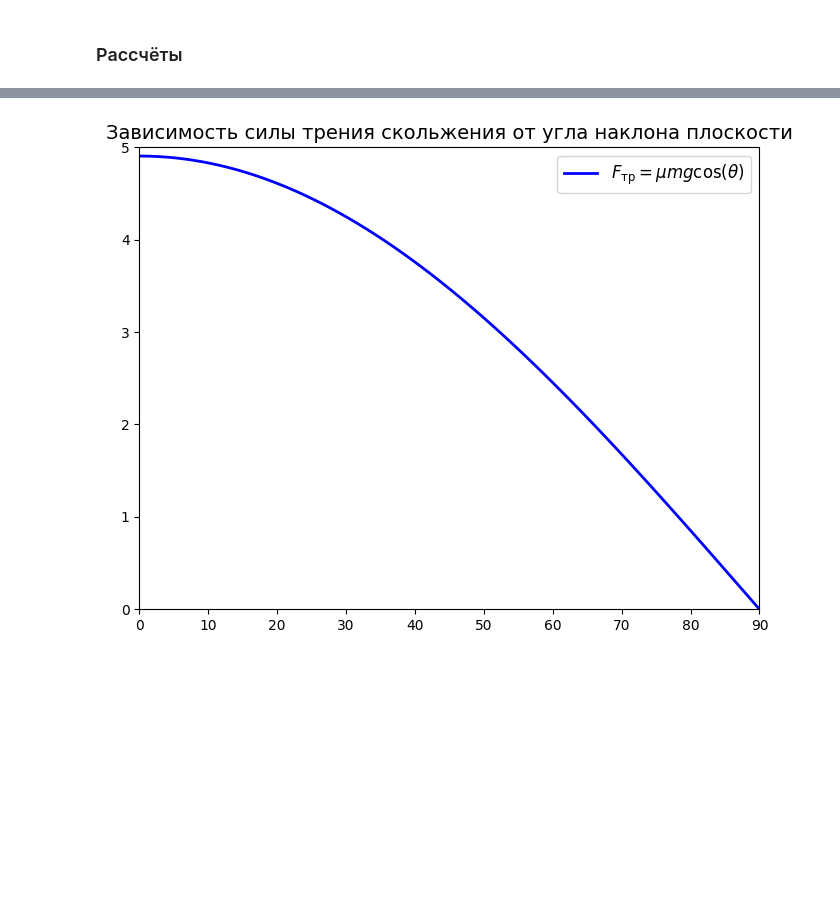
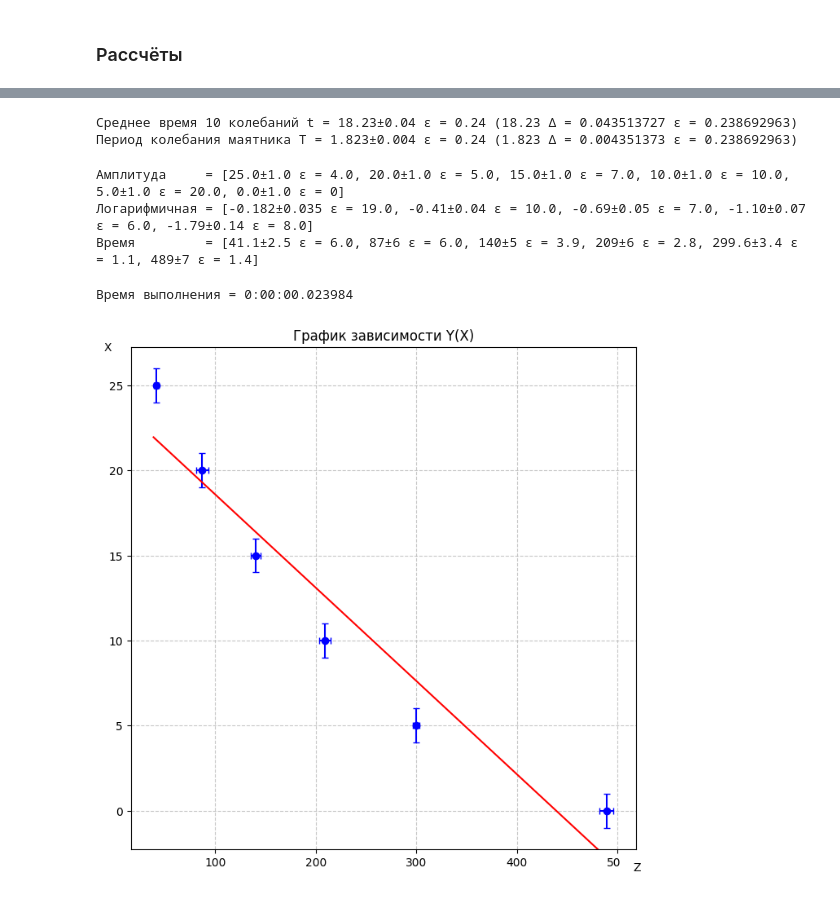
Before and after one commit to OneTwoZzzPlus/ITMO.STUDY, a Jupyter notebook: PHYSICS/lab 1.05/main.ipynb, the cells around one changed output, grey strips where cells are left out. Drawn from its saved outputs; the diff is of its cells as text; code cells hidden in the pictures; blank space fills up the shorter version.

```diff
--- a/PHYSICS/lab 1.05/main.ipynb
+++ b/PHYSICS/lab 1.05/main.ipynb
@@ -325,7 +64,0 @@ $0.220\pm0.005$ & $1.000\pm0.005$ & $180.0\pm0.5$ & $181.0\pm0.5$ \\ \hline
-# %%
-table3 = xml.find('table3_start').text
-for (i, ((x1, x2, t1, t2), y, z)) in enumerate(zip(data1, Y, Z)):
-    table3 += f'{i + 1} & {x1} & {x2} & {t1} & {t2} & ${y.format()}$ & ${z.format()}$ \\\\ \\hline\n'
-table3 += xml.find('table3_finish').text
-
-print(table3)
@@ -391,9 +64,0 @@ a = (0.093\pm0.009)\text{м}/\text{c}^2, \quad \varepsilon_a = 10.0\%, \quad \al
-# %%
-table4 = xml.find('table_4_start').text
-for i, (h1, h2, t1, t2) in enumerate(data2):
-    table4 += f'\\multirow{{5}}{{*}}{{{i + 1}}} & \\multirow{{5}}{{*}}{{{h1}}} & \\multirow{{5}}{{*}}{{{h2}}} & 1 & {t1[0]} & {t2[0]} '
-    for j in range(1, len(t1)):
-        table4 += f'\\\\ \\cline{{4-6}}\n& & & {j + 1} & {t1[j]} & {t2[j]} '
-    table4 += '\\\\ \\hline\n'
-table4 += xml.find('table_4_finish').text
-print(table4)
@@ -418,7 +64,0 @@ $ N_{\text{ПЛ}} $ & $ h, \, \text{мм} $ & $ h', \, \text{мм} $ & № &  $t
-# %%
-table5 = xml.find('table_5_start').text
-for i in range(len(data2)):
-    table5 += f'{i + 1} & {sin_alpha[i]} & ${average_t1[i].format()}$ & ${average_t2[i].format()}$ & ${average_a[i].format()}$ \\\\ \\hline\n'
-table5 += xml.find('table_5_finish').text
-
-print(table5)
@@ -441,29 +65,27 @@ $N_{\text{ПЛ}}$ & $\sin \alpha$ & $\langle t_1 \rangle \pm \Delta t_1, \, \tex
-# %%
-import numpy as np
-import matplotlib.pyplot as plt
-
-# Параметры
-mu = 0.5  # Коэффициент трения скольжения
-m = 1.0   # Масса тела (кг)
-g = 9.81  # Ускорение свободного падения (м/с²)
-
-# Углы наклона плоскости от 0 до 90 градусов
-theta = np.linspace(0, 90, 100)  # Углы в градусах
-theta_rad = np.deg2rad(theta)    # Переводим углы в радианы
-
-# Вычисление силы трения
-F_friction = mu * m * g * np.cos(theta_rad)
-
-# Построение графика
-plt.figure(figsize=(8, 6))
-plt.plot(theta, F_friction, label=r'$F_{\text{тр}} = \mu m g \cos(\theta)$', color='blue', linewidth=2)
-plt.title('Зависимость силы трения скольжения от угла наклона плоскости', fontsize=14)
-# plt.xlabel('Угол наклона плоскости, θ (градусы)', fontsize=12)
-# plt.ylabel('Сила трения, $F_{\text{тр}}$ (Н)', fontsize=12)
-# plt.grid(True, linestyle='--', alpha=0.7)
-plt.legend(fontsize=12)
-plt.xlim(0, 90)
-plt.ylim(0, 5)  # Ограничение по оси Y для наглядности
-plt.show()
-# %% [output]
-[figure, removed]
+# %%
+print('Среднее время 10 колебаний t =' , direct_t)
+T = Measurement(direct_t._value_ / 10, direct_t._delta_ / 10)
+print('Период колебания маятника T =', T)
+# %% [output]
+Среднее время 10 колебаний t = 18.23±0.04 ε = 0.24 (18.23 Δ = 0.043513727 ε = 0.238692963)
+Период колебания маятника T = 1.823±0.004 ε = 0.24 (1.823 Δ = 0.004351373 ε = 0.238692963)
+# %%
+t_average_exp2 = []
+for i in range(len(direct_exp2[0])):
+    values = [x[i] for x in direct_exp2]
+    t_average_exp2.append(DirectMultipleMeasurement(values, delta_t).asMeasurment)
+A_lin = [Measurement(x, delta_phi) for x in phi_exp2]
+A_log = [Measurement(ln(x/phi_start_exp2), (2/3)*sqrt((delta_phi/x)**2 + (delta_phi/phi_start_exp2)**2)) if x!=0 else Measurement(-3, 0) for x in phi_exp2[:-1]]
+print('Амплитуда     =', A_lin)
+print('Логарифмичная =', A_log)
+print('Время         =', t_average_exp2)
+# %% [output]
+Амплитуда     = [25.0±1.0 ε = 4.0, 20.0±1.0 ε = 5.0, 15.0±1.0 ε = 7.0, 10.0±1.0 ε = 10.0, 5.0±1.0 ε = 20.0, 0.0±1.0 ε = 0]
+Логарифмичная = [-0.182±0.035 ε = 19.0, -0.41±0.04 ε = 10.0, -0.69±0.05 ε = 7.0, -1.10±0.07 ε = 6.0, -1.79±0.14 ε = 8.0]
+Время         = [41.1±2.5 ε = 6.0, 87±6 ε = 6.0, 140±5 ε = 3.9, 209±6 ε = 2.8, 299.6±3.4 ε = 1.1, 489±7 ε = 1.4]
+# %%
+A_lin_DMM = DrawableMultipleMeasurement(t_average_exp2, A_lin)
+A_lin_DMM.plot_MKN()
+# %% [output]
+Время выполнения = 0:00:00.023984
+[figure, added]
```
Also changed, not shown: parts of 31 cells of this notebook, 37 other files.
